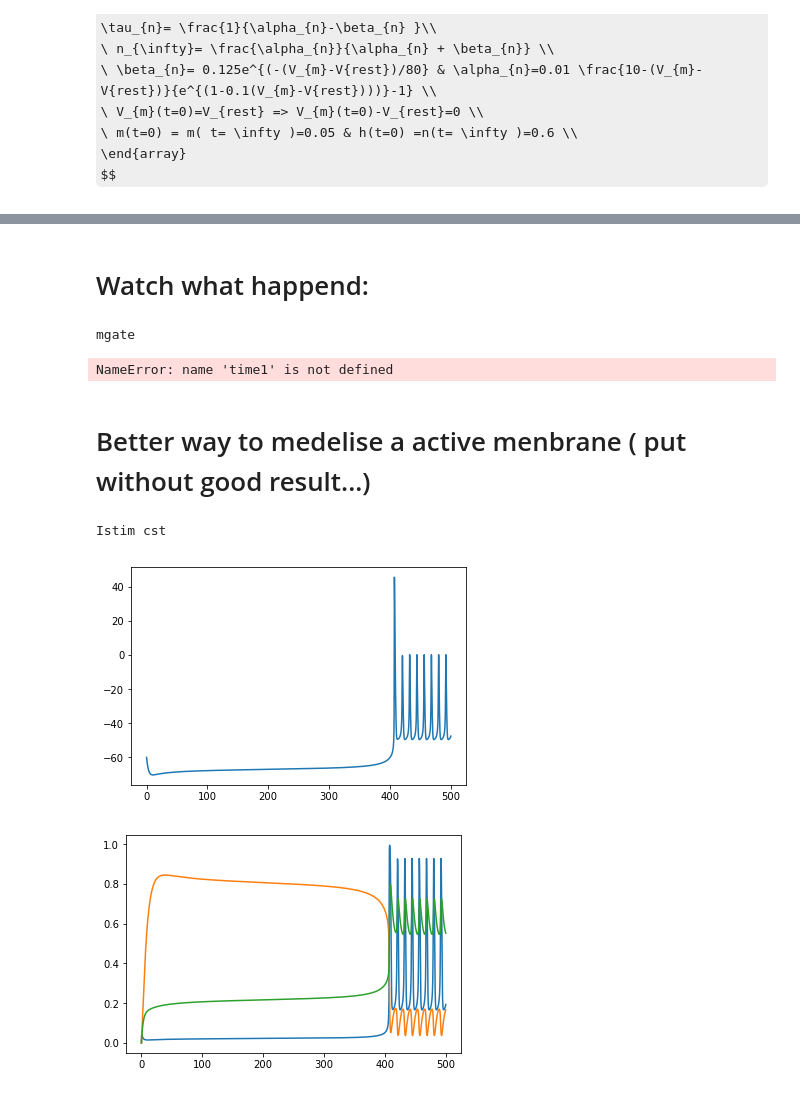
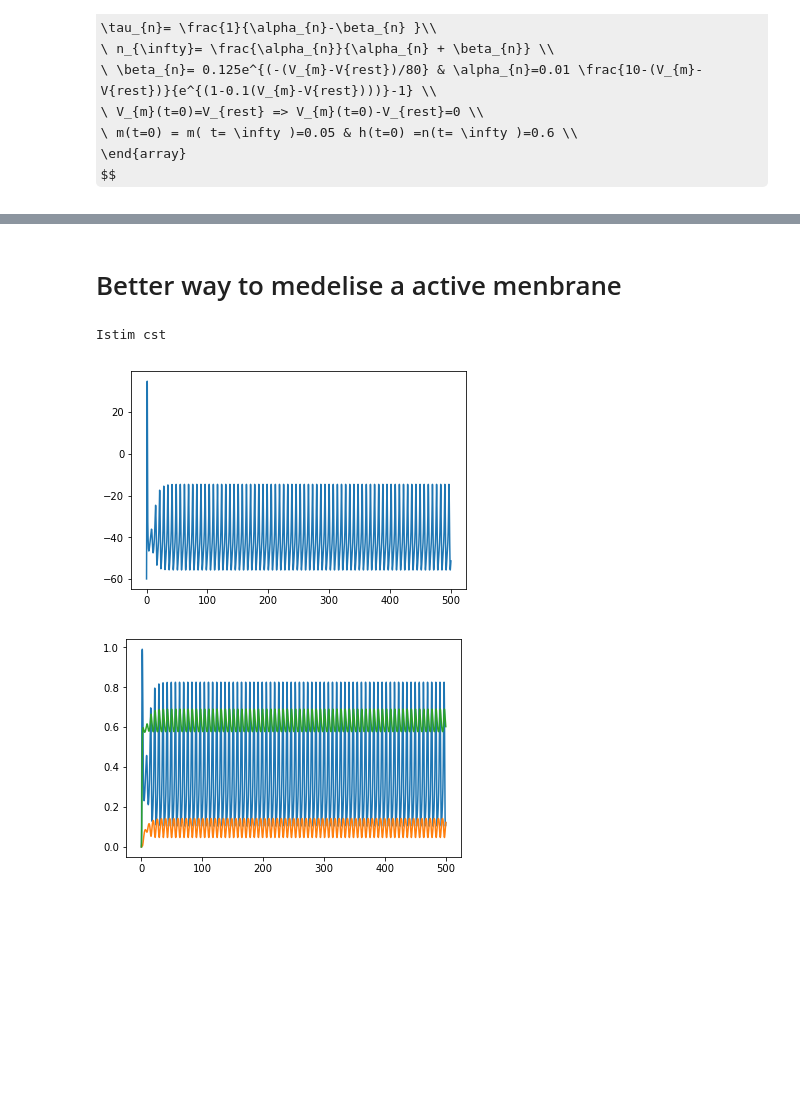
Before and after one commit to damienRONCIN/Electrophysiology, a Jupyter notebook: Electrophysiologie.py.ipynb, the cells around one changed output, grey strips where cells are left out. Drawn from its saved outputs; the diff is of its cells as text; code cells hidden in the pictures; some formulas as TeX source; blank space fills up the shorter version.

Commit message:
good one

```diff
--- a/Electrophysiologie.py.ipynb
+++ b/Electrophysiologie.py.ipynb
@@ -79,15 +79,18 @@ def RC ( Istimulation, timestimulation, timeexperience ):
     t=0
     time = []
     Vmen = []
+    tbegin=0.0005
     while t < timeexperience :
         t=t + 0.00001
-
-        if t < timestimulation :
+        if t < tbegin:
+            Vmen.append(0)
+            time.append(t)
+        if  tbegin<= t < timestimulation :
             Vm = float(Vinf)*(1-((np.exp((-t)/(float(Rm)*float(Cm))))));
             time.append(t);
             Vmen.append(Vm);
 
-        else :
+        if  timestimulation< t <  timeexperience :
             Vm1 = ((float(Vm))*(np.exp((-t+timestimulation)/(float(Rm)*float(Cm)))));
             time.append(t);
             Vmen.append(Vm1);
@@ -96,7 +99,7 @@ def RC ( Istimulation, timestimulation, timeexperience ):
 
 
 
-results = RC(Istimulation, 0.04, 0.06)
+results = RC(Istimulation, 0.04, 0.08)
 t = results[0]
 V= results[1]
 plt.plot( t,V)
@@ -121,15 +124,20 @@ def Vpassive ( Istimulation, timestimulation, timeexperience ):
     t=0
     time = []
     Vmen = []
+    Vinf = ( float(Istimulation)*float(Rm))
     while t < timeexperience :
+        tbegin=0.0005
         t=t + 0.0001
+        if t < tbegin:
+            Vmen.append(E)
+            time.append(t)
 
-        if t < timestimulation :
+        if tbegin<= t < timestimulation :
             Vm = (float(E)-float(Vinf))*((np.exp((-t)/(float(Rm)*float(Cm)))))+float(Vinf);
             time.append(t);
             Vmen.append(Vm);
 
-        else :
+        if  timestimulation< t <  timeexperience :
             Vm1 = (float(Vm)-E)*(np.exp((-t+timestimulation)/(float(Rm)*float(Cm))))+E;
             time.append(t);
             Vmen.append(Vm1);
@@ -139,6 +147,9 @@ def Vpassive ( Istimulation, timestimulation, timeexperience ):
 results = Vpassive (Istimulation, 0.02, 0.04)
 t = results[0]
 V= results[1]
+plt.title('voltage for passive  menbrane ')
+plt.xlabel('time (s)')
+plt.ylabel('voltage (mV)')
 plt.plot( t,V)
 plt.show()
 # %% [output]
@@ -316,42 +231,5 @@ NameError: name 'Vrest' is not defined
-# %% [markdown]
-# Watch what happend:
-# %%
-def whatchgate (time,gate,Vmlist):
-    l=list()
-    for i in time:
-        l.append(float(gate(float(Vmlist[i]),float(i),0.4)))
-    return l
-print("mgate")
-plt.plot(time1,whatchgate (time1,mgate,Vm1))
-plt.show()
-print("ngate")
-plt.plot(time1,whatchgate (time1,ngate,Vm1))
-plt.show()
-print("hgate")
-plt.plot(time1,whatchgate (time1,hgate,Vm1))
-plt.show()
-
-def whatchIk (time,Ik,ngate,Vmlist,VNerst,listdico):
-    ik=[]
-    for i in time:
-        ik.append(float(Ik(ngate(Vm1[i],i,n0),Vmlist[i],VNerst,listdico)))
-    return ik
-def whatchIna (time,Ina,mgate,hgate,Vmlist,VNerst,listdico):
-    ik=[]
-    for i in time:
-        ik.append(float(Ina(mgate(Vm1[i],i,m0),hgate(Vm1[i],i,h0),Vmlist[i],VNerst,listdico,)))
-    return ik
-print('Ik')
-plt.plot(time1,whatchIk (time1,Ik,ngate,Vm1,VNerst,listdico))
-plt.show()
-print('Ina')
-plt.plot(time1,whatchIna (time1,Ina,mgate,hgate,Vm1,VNerst,listdico))
-plt.show()
-# %% [output]
-mgate
-NameError: name 'time1' is not defined
 # %% [markdown]
-# Better way to medelise a active menbrane ( put without good result...)
+# Better way to medelise a active menbrane
 # %%
 % matplotlib inline
 from scipy.integrate import odeint
@@ -363,17 +241,16 @@ from pylab import *
 #gNa = 3.32 #μS datas from the the Traub model not exactly the same as us...
 #gCa = 6.64  #μS
 #gK = 3.98  #μS
-#Vmrest=Vrest( listdico('Ion.csv') )
+#Vmrest=Vrest( listdico('Ion.csv') )lkn
 Vmrest=-70
 h0=0
 n0=0
 m0=0
 V0=-60
-Istim=0
+Istim=1
 #gl=0.3  #mS/cm²
 #Vl=10.613 #mV
-tstim=0.3
-texp=600
+
 #Cm = 0.01
 #gNa = 120
 #gK = 36
@@ -386,8 +263,8 @@ gNa = 1.20
 gK = 0.36
 gL = 0.003
 vNa = 55.15
-vK = -49.42
-vL = -72.14
+vK = -72.14
+vL =  -49.42
 
 
 
@@ -402,33 +279,33 @@ def FVm(y,t,gNa,Istim):
 
     An = (0.01*(y[0]+50.0))/(1.0-np.exp(-(y[0]+50.0)/10.0))
     Bn = 0.125*np.exp(-(y[0]+60.0)/80.0)
     Am = (0.1*(y[0]+35.0))/(1-np.exp(-(y[0]+35.0)/10.0))
     Bm = 4.0*np.exp(-(y[0]+60.0)/18.0)
     Ah = 0.07*np.exp(-(y[0]+60.0)/20.0)
     Bh = 1.0/(1.0+np.exp(-(y[0]+30.0)/10.0))
     #dVmdt=(1/Cm)*(Istim-gNa*(y[1]**(3))*(y[2])*(y[0]-(float(VNerst(listdico('Ion.csv'))[2])))-gK*(y[3]**(4))*(y[0]-(float(VNerst(listdico('Ion.csv'))[1])))-gl*(y[0]-Vl))
     dVmdt=(1/Cm)*(Istim-gNa*(y[1]**(3))*(y[2])*(y[0]-vNa)-gK*(y[3]**(4))*(y[0]-vK)-gL*(y[0]-vL))
     dmdt=Am*(1-y[1])-Bm*y[1]
     dndt=An*(1-y[3])-Bn*y[3]
     dhdt=Ah*(1-y[2])-Bh*y[2]
     #y[0]=Vm    y[1]=m     y[2]=h   y[3]=n
     return [dVmdt,dmdt,dhdt,dndt ]
 
 y0=[V0,m0,h0,n0]
 
 time1=np.linspace(0,500,100000)
 Vm1=odeint(FVm,y0,time1,args=(gNa,Istim))
 VM , m , h , n = Vm1[:,0] , Vm1[:,1] , Vm1[:,2] ,  Vm1[:,3]
 
 print('Istim cst')
 plt.plot(time1,VM)
 plt.show()
 plt.plot(time1,m)
 plt.plot(time1,h)
 plt.plot(time1,n)
 plt.show()
 # %% [output]
 Istim cst
-[figure, old version]
+[figure, new version]
-[figure, old version]
+[figure, new version]
 # %%
```
Also changed, not shown: parts of 7 cells of this notebook.
